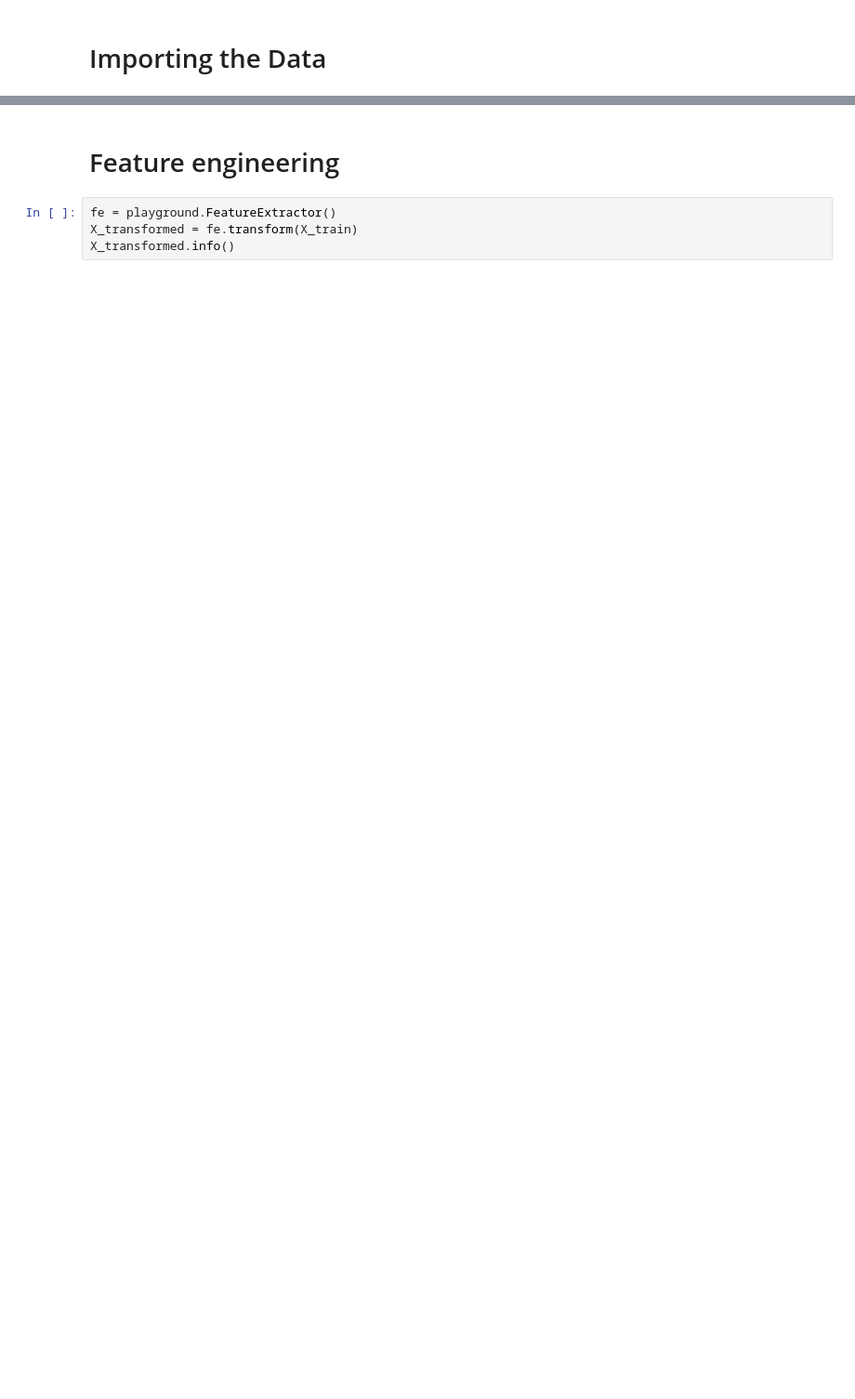
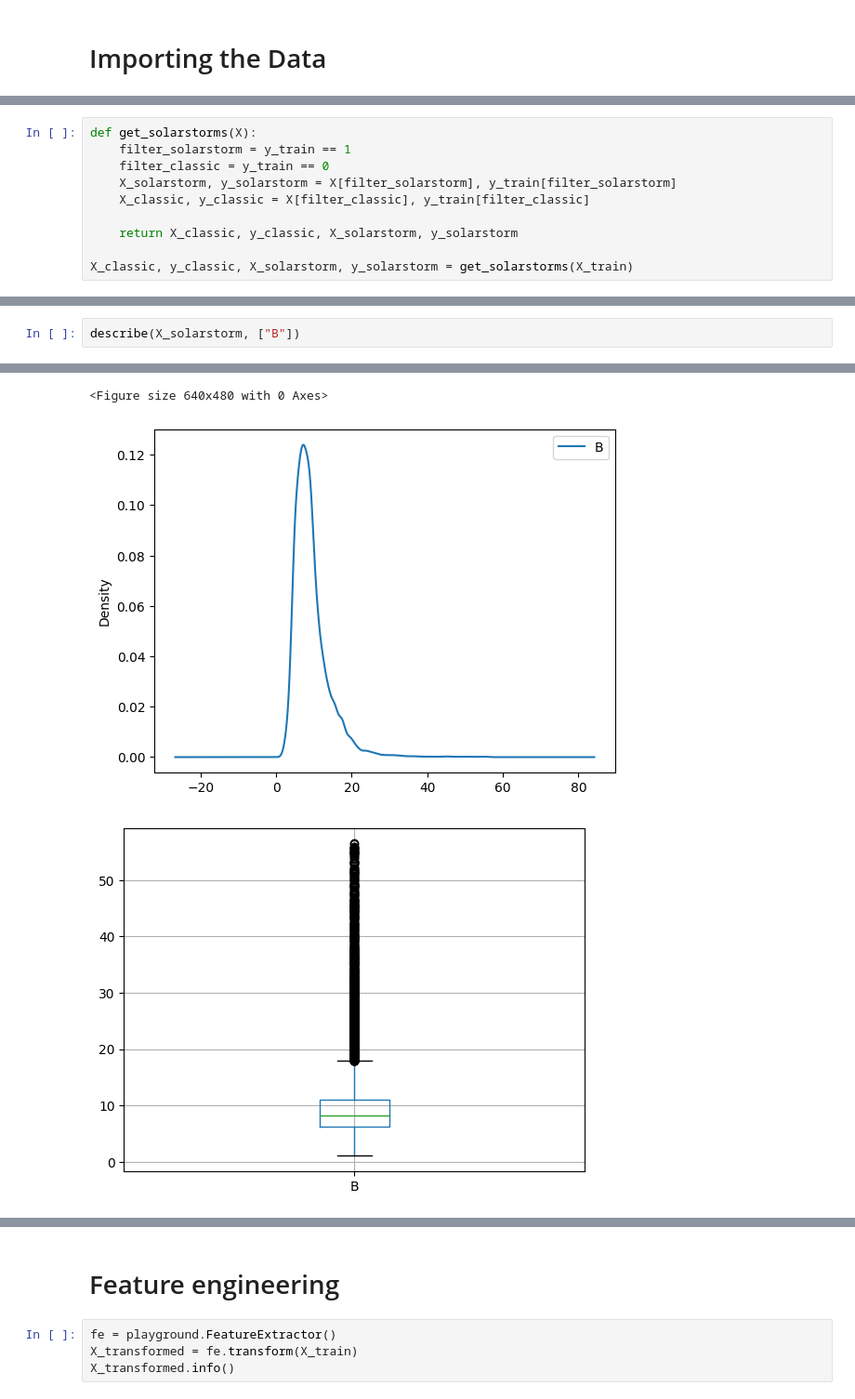
Before and after one commit to AlexandreChaussard/DataCamp-Solar_Wind, a Jupyter notebook: playground/playground.ipynb, the cells around one changed output, grey strips where cells are left out. Shown: that part at 93% size. Saved outputs shown, nothing was run; the diff lists cells and outputs as text; blank space fills up the shorter version.

```diff
--- a/playground/playground.ipynb
+++ b/playground/playground.ipynb
@@ -26,0 +32,10 @@ memory usage: 72.0 MB
+# %%
+def get_solarstorms(X):
+    filter_solarstorm = y_train == 1
+    filter_classic = y_train == 0
+    X_solarstorm, y_solarstorm = X[filter_solarstorm], y_train[filter_solarstorm]
+    X_classic, y_classic = X[filter_classic], y_train[filter_classic]
+
+    return X_classic, y_classic, X_solarstorm, y_solarstorm
+
+X_classic, y_classic, X_solarstorm, y_solarstorm = get_solarstorms(X_train)
@@ -26,0 +78,3 @@ memory usage: 72.0 MB
+# %%
+describe(X_solarstorm, ["B"])
+# %% [output]
@@ -26,0 +90,3 @@ memory usage: 72.0 MB
+<Figure size 640x480 with 0 Axes>
+[figure, added]
+[figure, added]
```
Also changed, not shown: parts of 13 cells of this notebook, 6 other files.
